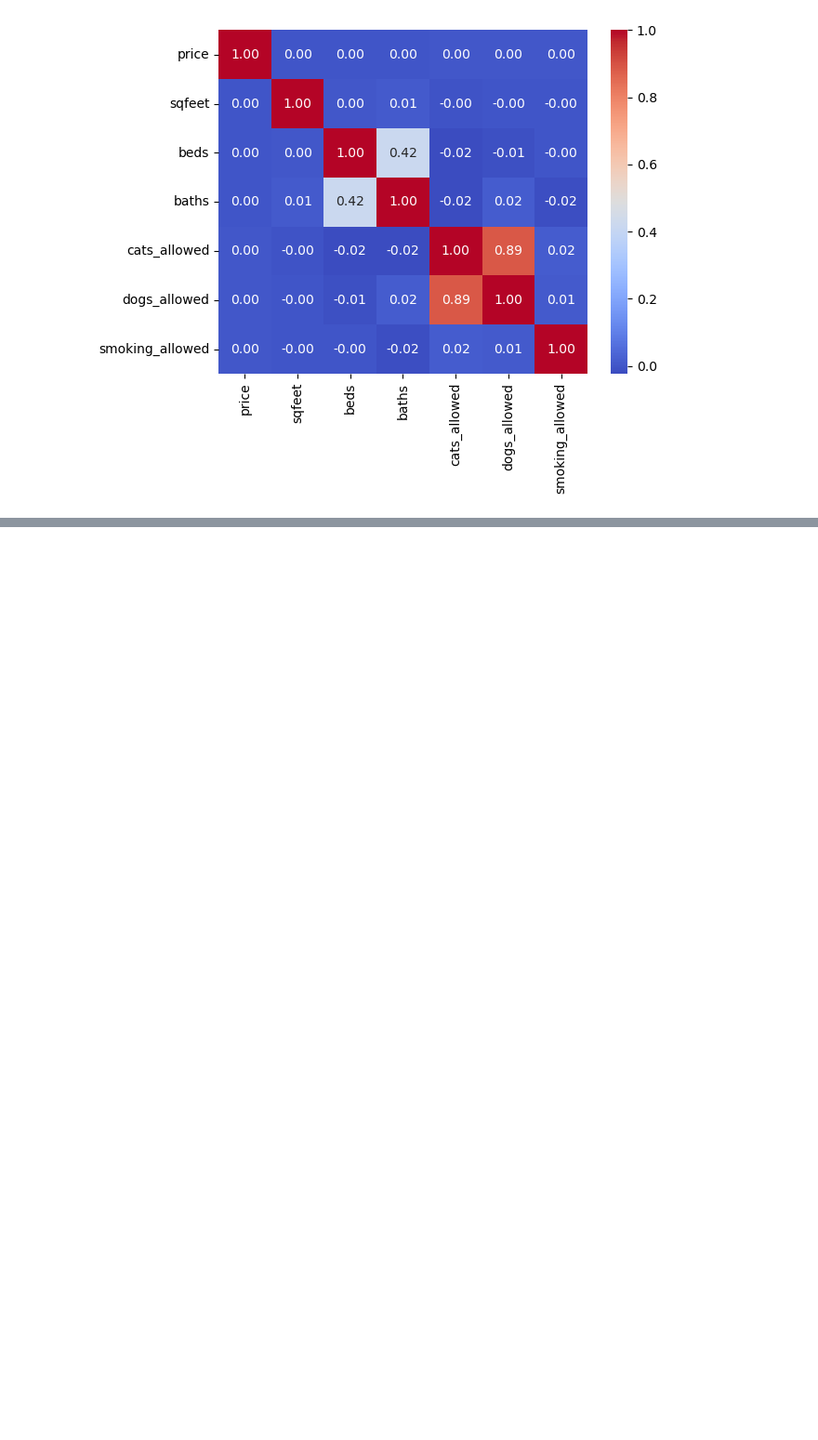
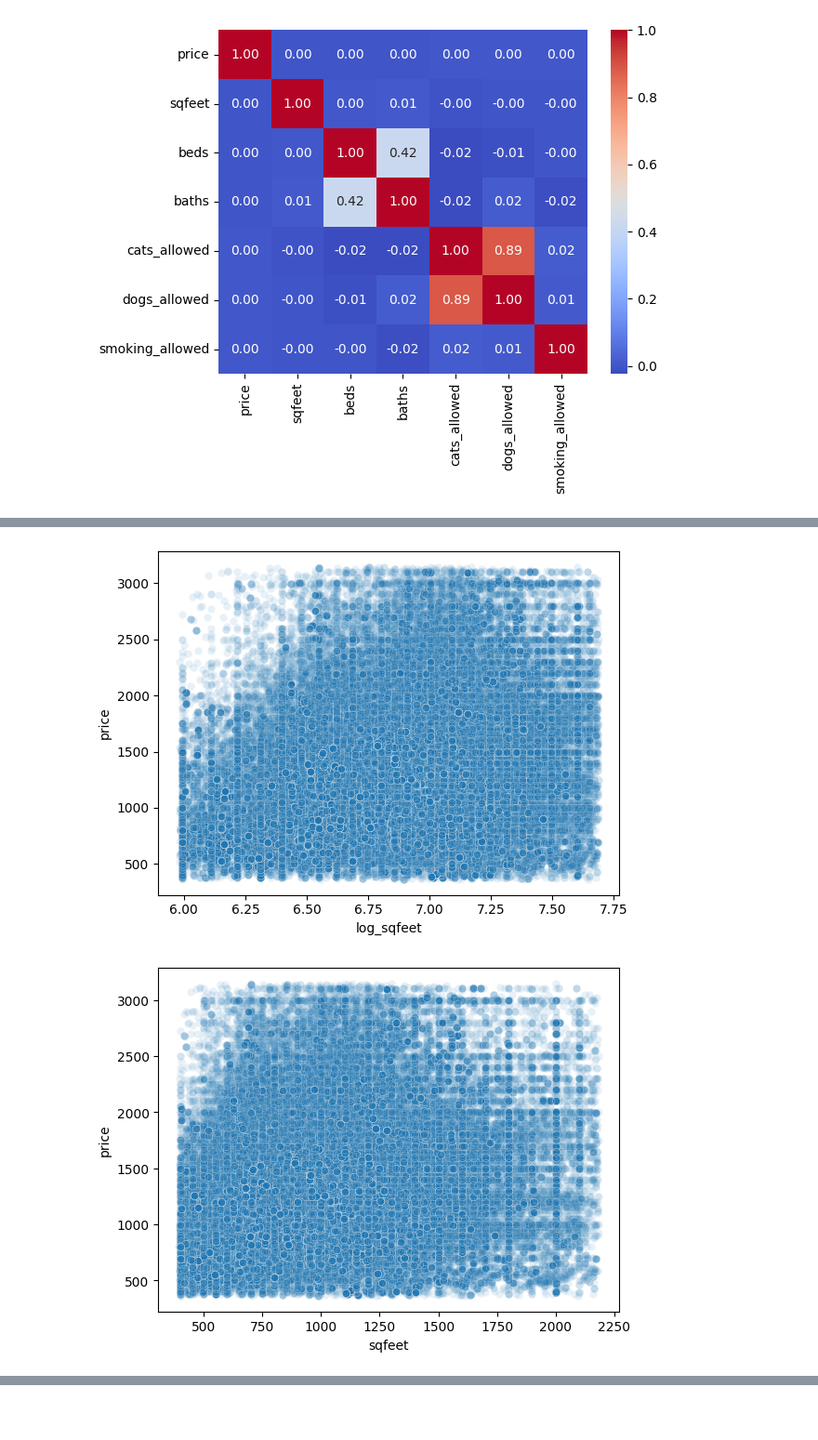
Before and after one commit to taylor-j-murray/Machine-Learning-Project, a Jupyter notebook: Housing_Data_ML/EDA.ipynb, the cells around one changed output, grey strips where cells are left out. Shown at 93% size. Saved outputs shown, nothing was run; the diff lists cells and outputs as text; code cells hidden in the pictures; blank space fills up the shorter version.

```diff
--- a/Housing_Data_ML/EDA.ipynb
+++ b/Housing_Data_ML/EDA.ipynb
@@ -480,3 +645,25 @@ plt.show()
+# %%
+# Delete outliers
+
+data = data.copy()
+
+columnIQR = ['price', 'sqfeet', 'beds','baths']
+for col in columnIQR:
+    data[col]= data[col][IQRFlag['Flag IQR for '+col]]
+
+data.describe()
+data['price'].size
+data['price'].size < db['price'].size
+
+# log(sqfeet) vs price histogram
+data['log_sqfeet'] = np.log(data['sqfeet'])
+sns.scatterplot(data = data, x ='log_sqfeet', y ='price',alpha =.1)
+plt.show()
+sns.scatterplot(data = data, x = 'sqfeet', y = 'price', alpha = .1)
+plt.show()
+# %% [output]
+[figure, added]
+[figure, added]
 # %% [markdown]
  Next, we do feature engineering.
 
```
Also changed, not shown: parts of 16 cells of this notebook.
